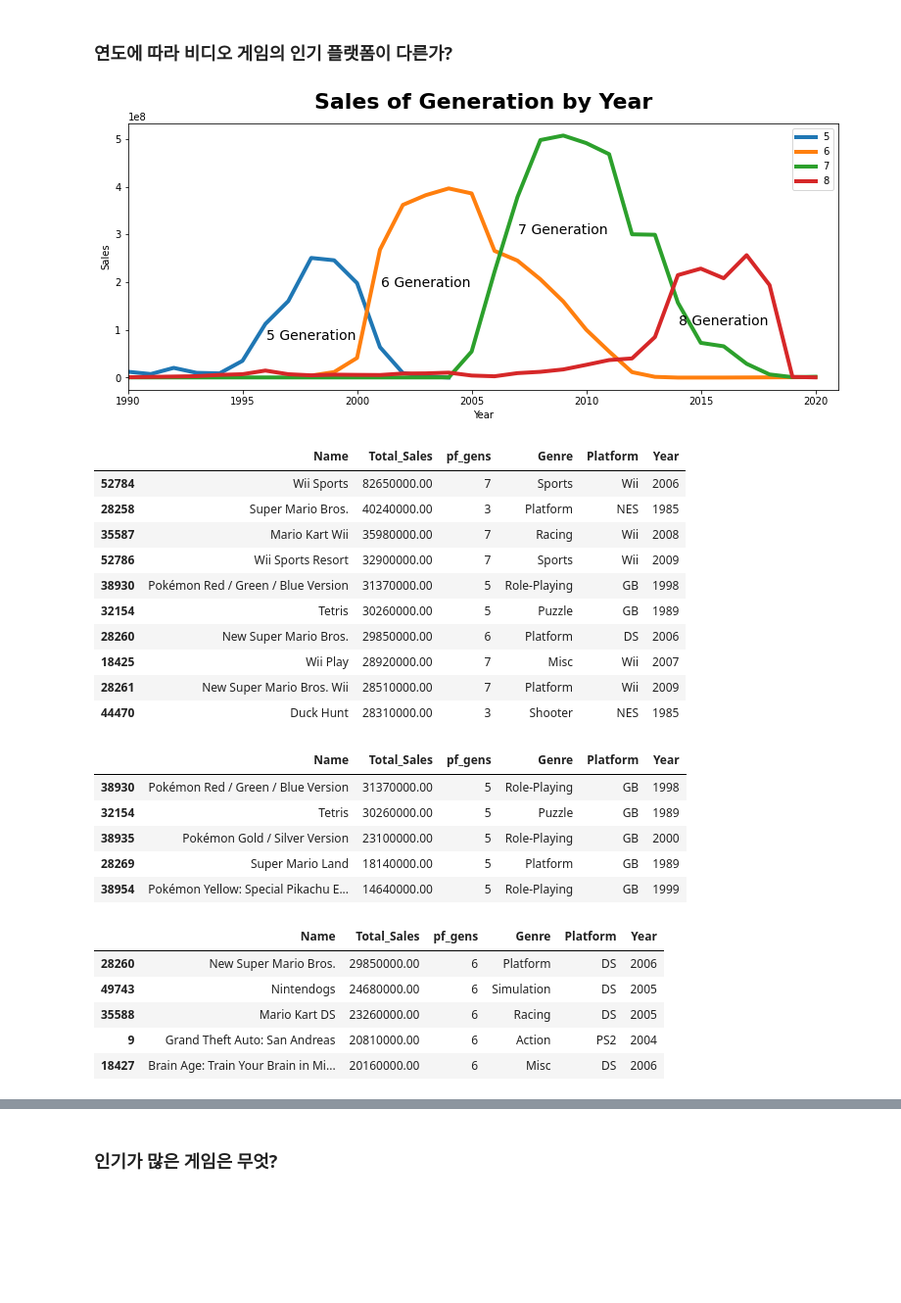
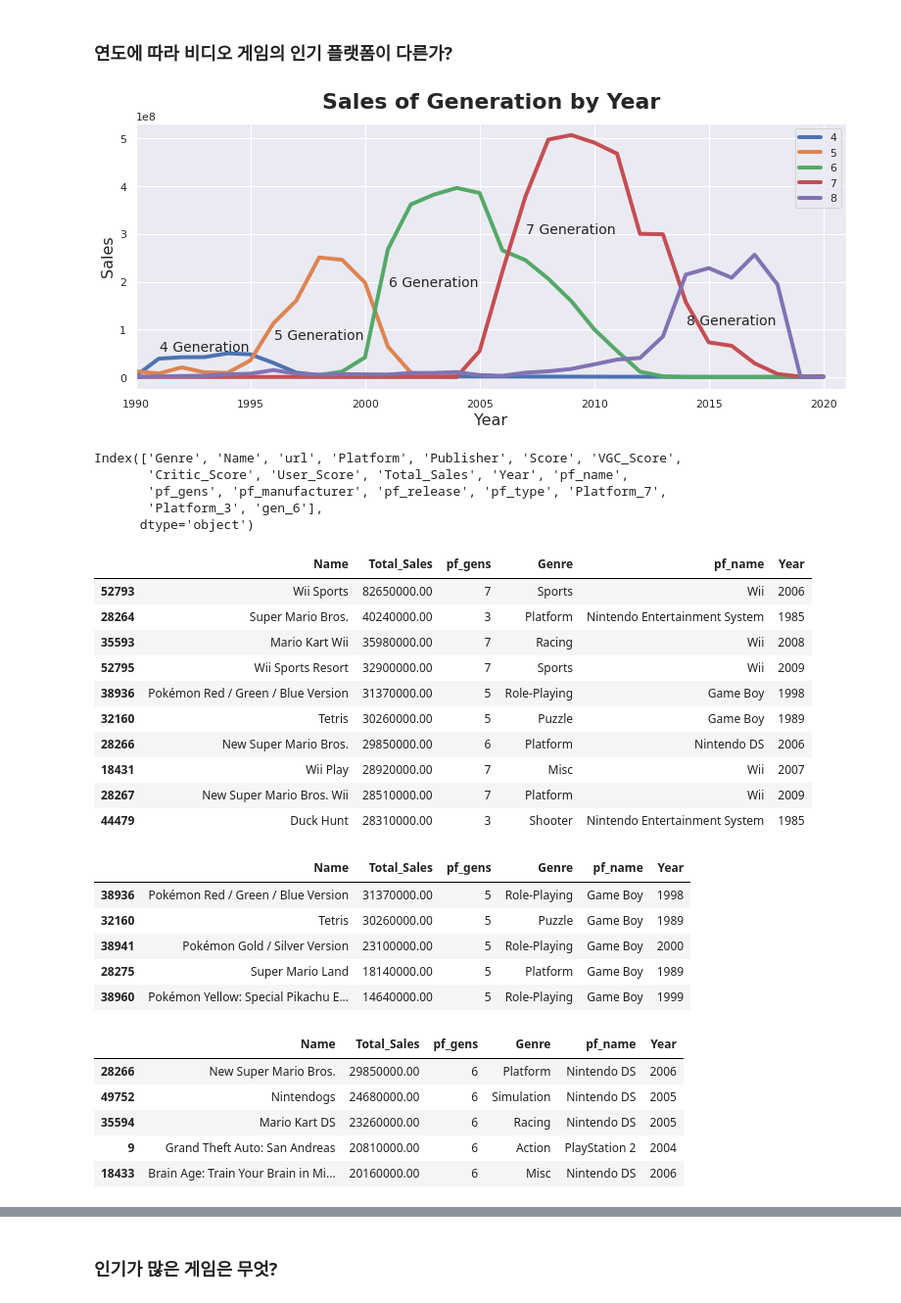
Before and after one commit to leeyeonjun85/AIB_Section_1_Project, a Jupyter notebook: Data_Analysis.ipynb, the cells around one changed output, grey strips where cells are left out. Shown at 98% size. Drawn from its saved outputs; the diff is of its cells as text; code cells hidden in the pictures; blank space fills up the shorter version.

```diff
--- a/Data_Analysis.ipynb
+++ b/Data_Analysis.ipynb
@@ -2034,83 +2240,93 @@ results
 # %% [markdown]
 ### 연도에 따라 비디오 게임의 인기 플랫폼이 다른가?
 # %%
-filt_year = df_total.Year == 9999
+tt_year = df_total.Year == 9999
 
 ## 그래프 그리기
 fig, ax = plt.subplots(figsize=(13, 5))
 
-for pf in [5,6,7,8]:
-  x = df_total[~filt_year][df_total.pf_gens == pf].groupby('Year').sum()['Total_Sales'].index
-  y = df_total[~filt_year][df_total.pf_gens == pf].groupby('Year').sum()['Total_Sales'].values
+for pf in [4,5,6,7,8]:
+  x = df_total[~tt_year][df_total.pf_gens == pf].groupby('Year').sum()['Total_Sales'].index
+  y = df_total[~tt_year][df_total.pf_gens == pf].groupby('Year').sum()['Total_Sales'].values
   ax.plot(x, y, lw=4, label=pf)
 
+plt.text(1993, 10**8*0.55, '4 Generation', ha='center', fontsize=14)
 plt.text(1998, 10**8*0.8, '5 Generation', ha='center', fontsize=14)
 plt.text(2003, 10**8*1.9, '6 Generation', ha='center', fontsize=14)
 plt.text(2009, 10**8*3, '7 Generation', ha='center', fontsize=14)
 plt.text(2016, 10**8*1.1, '8 Generation', ha='center', fontsize=14)
 
 plt.title('Sales of Generation by Year', fontsize=22, fontweight = 'bold', pad=15)
 
-plt.xlabel('Year')
-plt.ylabel('Sales')
+plt.xlabel('Year', fontsize=16)
+plt.ylabel('Sales', fontsize=16)
 
 plt.xlim(1990, 2021)
 
 ax.legend()
 plt.show()
 
+# 분석결과 저장
 file_name = '03_generation_year.png'
 fig.savefig(results_path + file_name, dpi=150, facecolor='#eeeeee')
 # %% [output]
-[figure, old version]
+[figure, new version]
+# %%
+df_total.columns
+# %% [output]
+Index(['Genre', 'Name', 'url', 'Platform', 'Publisher', 'Score', 'VGC_Score',
+       'Critic_Score', 'User_Score', 'Total_Sales', 'Year', 'pf_name',
+       'pf_gens', 'pf_manufacturer', 'pf_release', 'pf_type', 'Platform_7',
+       'Platform_3', 'gen_6'],
+      dtype='object')
 # %%
-result = df_total.sort_values('Total_Sales', ascending=False).head(10)[['Name','Total_Sales','pf_gens','Genre','Platform','Year']]
+result = df_total.sort_values('Total_Sales', ascending=False).head(10)[['Name','Total_Sales','pf_gens','Genre','pf_name','Year']]
 
 file_name = '03_total_sales.xlsx'
 result.to_excel(results_path + file_name)
 
 result
 # %% [output]
-|  | Name | Total_Sales | pf_gens | Genre | Platform | Year |
-| 52784 | Wii Sports | 82650000.00 | 7 | Sports | Wii | 2006 |
-| 28258 | Super Mario Bros. | 40240000.00 | 3 | Platform | NES | 1985 |
-| 35587 | Mario Kart Wii | 35980000.00 | 7 | Racing | Wii | 2008 |
-| 52786 | Wii Sports Resort | 32900000.00 | 7 | Sports | Wii | 2009 |
-| 38930 | Pokémon Red / Green / Blue Version | 31370000.00 | 5 | Role-Playing | GB | 1998 |
-| 32154 | Tetris | 30260000.00 | 5 | Puzzle | GB | 1989 |
-| 28260 | New Super Mario Bros. | 29850000.00 | 6 | Platform | DS | 2006 |
-| 18425 | Wii Play | 28920000.00 | 7 | Misc | Wii | 2007 |
-| 28261 | New Super Mario Bros. Wii | 28510000.00 | 7 | Platform | Wii | 2009 |
-| 44470 | Duck Hunt | 28310000.00 | 3 | Shooter | NES | 1985 |
+|  | Name | Total_Sales | pf_gens | Genre | pf_name | Year |
+| 52793 | Wii Sports | 82650000.00 | 7 | Sports | Wii | 2006 |
+| 28264 | Super Mario Bros. | 40240000.00 | 3 | Platform | Nintendo Entertainment System | 1985 |
+| 35593 | Mario Kart Wii | 35980000.00 | 7 | Racing | Wii | 2008 |
+| 52795 | Wii Sports Resort | 32900000.00 | 7 | Sports | Wii | 2009 |
+| 38936 | Pokémon Red / Green / Blue Version | 31370000.00 | 5 | Role-Playing | Game Boy | 1998 |
+| 32160 | Tetris | 30260000.00 | 5 | Puzzle | Game Boy | 1989 |
+| 28266 | New Super Mario Bros. | 29850000.00 | 6 | Platform | Nintendo DS | 2006 |
+| 18431 | Wii Play | 28920000.00 | 7 | Misc | Wii | 2007 |
+| 28267 | New Super Mario Bros. Wii | 28510000.00 | 7 | Platform | Wii | 2009 |
+| 44479 | Duck Hunt | 28310000.00 | 3 | Shooter | Nintendo Entertainment System | 1985 |
 # %%
 filt = df_total.pf_gens == 5
-result = df_total[filt].sort_values('Total_Sales', ascending=False).head()[['Name','Total_Sales','pf_gens','Genre','Platform','Year']]
+result = df_total[filt].sort_values('Total_Sales', ascending=False).head()[['Name','Total_Sales','pf_gens','Genre','pf_name','Year']]
 
 file_name = '03_5gen.xlsx'
 result.to_excel(results_path + file_name)
 
 result
 # %% [output]
-|  | Name | Total_Sales | pf_gens | Genre | Platform | Year |
-| 38930 | Pokémon Red / Green / Blue Version | 31370000.00 | 5 | Role-Playing | GB | 1998 |
-| 32154 | Tetris | 30260000.00 | 5 | Puzzle | GB | 1989 |
-| 38935 | Pokémon Gold / Silver Version | 23100000.00 | 5 | Role-Playing | GB | 2000 |
-| 28269 | Super Mario Land | 18140000.00 | 5 | Platform | GB | 1989 |
-| 38954 | Pokémon Yellow: Special Pikachu E... | 14640000.00 | 5 | Role-Playing | GB | 1999 |
+|  | Name | Total_Sales | pf_gens | Genre | pf_name | Year |
+| 38936 | Pokémon Red / Green / Blue Version | 31370000.00 | 5 | Role-Playing | Game Boy | 1998 |
+| 32160 | Tetris | 30260000.00 | 5 | Puzzle | Game Boy | 1989 |
+| 38941 | Pokémon Gold / Silver Version | 23100000.00 | 5 | Role-Playing | Game Boy | 2000 |
+| 28275 | Super Mario Land | 18140000.00 | 5 | Platform | Game Boy | 1989 |
+| 38960 | Pokémon Yellow: Special Pikachu E... | 14640000.00 | 5 | Role-Playing | Game Boy | 1999 |
 # %%
 filt = df_total.pf_gens == 6
-result = df_total[filt].sort_values('Total_Sales', ascending=False).head()[['Name','Total_Sales','pf_gens','Genre','Platform','Year']]
+result = df_total[filt].sort_values('Total_Sales', ascending=False).head()[['Name','Total_Sales','pf_gens','Genre','pf_name','Year']]
 
 file_name = '03_6gen.xlsx'
 result.to_excel(results_path + file_name)
 
 result
 # %% [output]
-|  | Name | Total_Sales | pf_gens | Genre | Platform | Year |
-| 28260 | New Super Mario Bros. | 29850000.00 | 6 | Platform | DS | 2006 |
-| 49743 | Nintendogs | 24680000.00 | 6 | Simulation | DS | 2005 |
-| 35588 | Mario Kart DS | 23260000.00 | 6 | Racing | DS | 2005 |
-| 9 | Grand Theft Auto: San Andreas | 20810000.00 | 6 | Action | PS2 | 2004 |
-| 18427 | Brain Age: Train Your Brain in Mi... | 20160000.00 | 6 | Misc | DS | 2006 |
+|  | Name | Total_Sales | pf_gens | Genre | pf_name | Year |
+| 28266 | New Super Mario Bros. | 29850000.00 | 6 | Platform | Nintendo DS | 2006 |
+| 49752 | Nintendogs | 24680000.00 | 6 | Simulation | Nintendo DS | 2005 |
+| 35594 | Mario Kart DS | 23260000.00 | 6 | Racing | Nintendo DS | 2005 |
+| 9 | Grand Theft Auto: San Andreas | 20810000.00 | 6 | Action | PlayStation 2 | 2004 |
+| 18433 | Brain Age: Train Your Brain in Mi... | 20160000.00 | 6 | Misc | Nintendo DS | 2006 |
 # %%
 filt = df_total.pf_gens == 7
```
Also changed, not shown: parts of 56 cells of this notebook, 54 other files.
